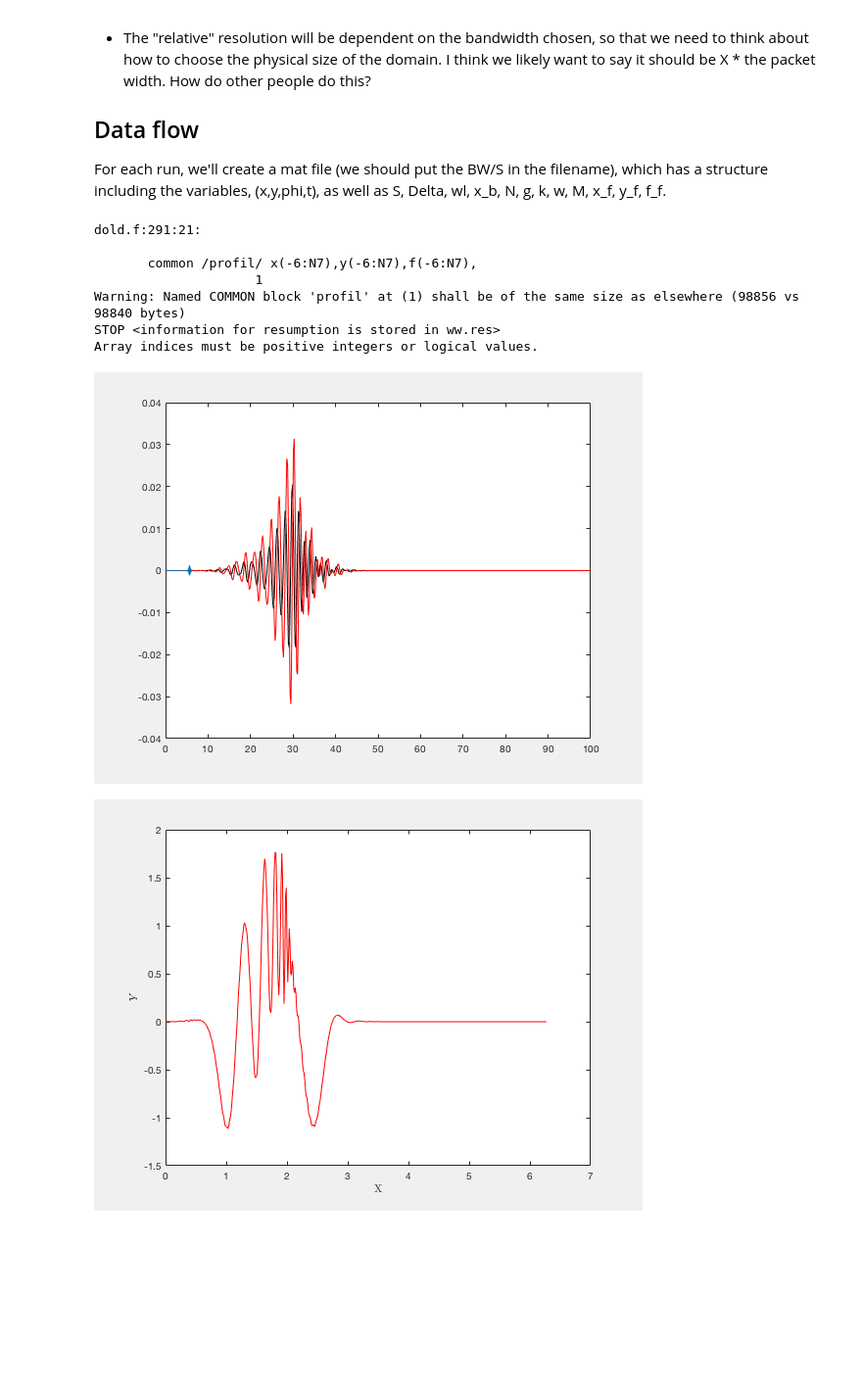
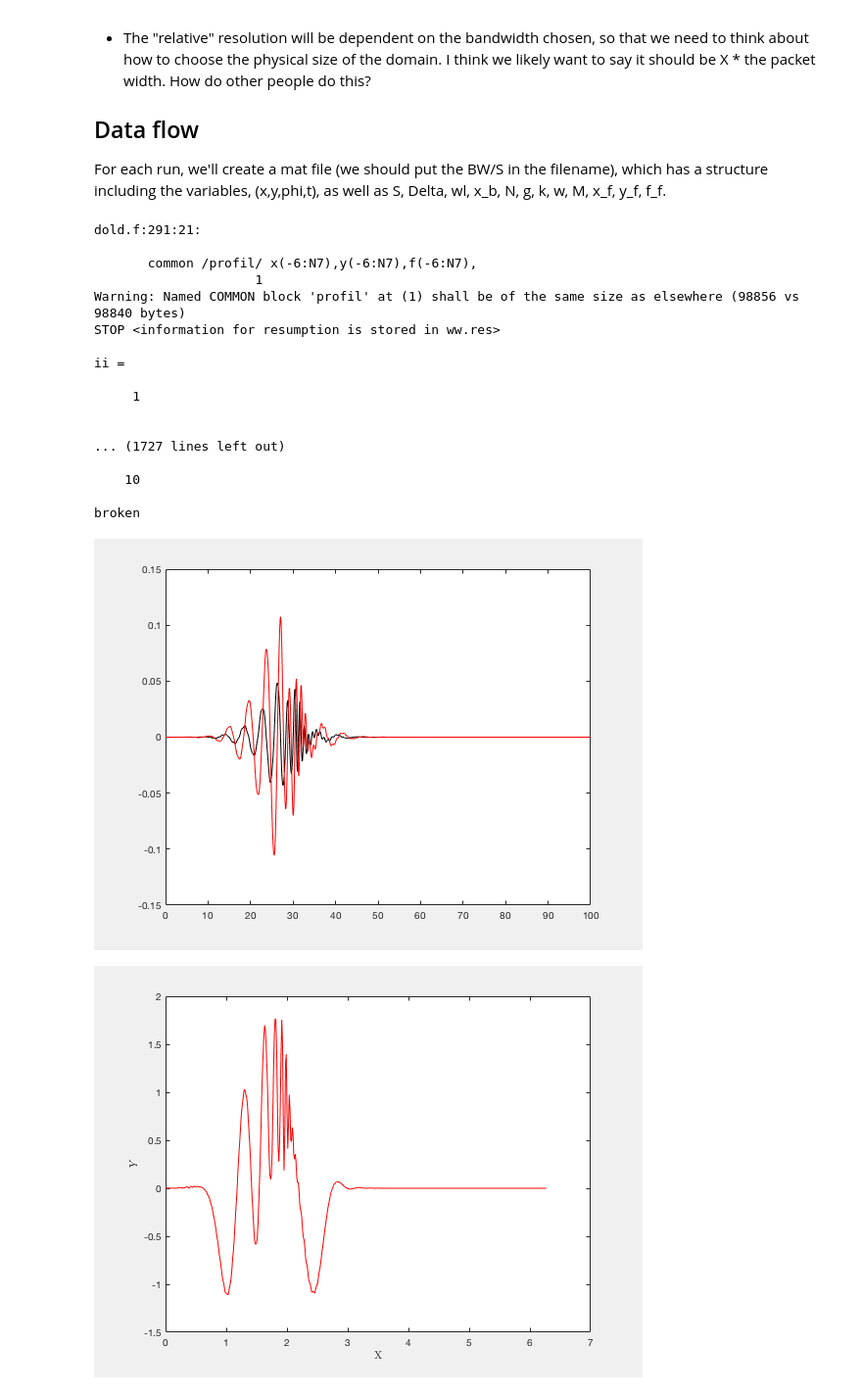
Before and after one commit to npizzo/particlekinematics, a Jupyter notebook: Focusing Packets.ipynb, the cells around one changed output. Shown at 98% size. Drawn from its saved outputs; the diff is of its cells as text; code cells hidden in the pictures; blank space fills up the shorter version.

```diff
--- a/Focusing Packets.ipynb
+++ b/Focusing Packets.ipynb
@@ -23,7 +23,7 @@ For each run, we'll create a mat file (we should put the BW/S in the filename),
 # %%
 imatlab_export_fig('print-png')
 cd /Users/airsealab/Documents/GitHub/particlekinematics/
-N = 512;
+N = 1024;
 ML = 100;
 xo = -30;
 x = xo:ML/N:xo+(ML)*(1-1/N);
@@ -87,6 +87,7 @@ f_f=phi;
 plot(x_f,y_f,'k')
 hold on
 plot(x_f,f_f,'r')
+hold off
 %
 % delete k.txt
 save xc.txt x_f -ascii
@@ -140,40 +141,50 @@ data.t = t;
 data.N = N;
 data.S = S;
 data.BW = D;
 data.xb = xb;
 data.tb = tb;
 data.k = k;
 data.omega = w;
 data.wl = wl;
 data.x_0 = x_f;
 data.y_0 = y_f;
 data.f_0 = f_f;
 data.broken = max(tf);
 foc{ii,jj} = data;
 save('foc.mat', 'foc')
-plot(x_o(:,end),y_o(:,end))
-[m_val, m_ind] = min(gradient(x_o(:,end)));
-xlim([xi(m_ind) xi(m_ind+25)])
-filename = ['Test ' num2str(ii) '.png'];
-savefig(filename);
+%plot(x_o(:,end),y_o(:,end))
+%[m_val, m_ind] = min(gradient(x_o(:,end)));
+%xlim([xi(m_ind) xi(m_ind+25)])
+%filename = ['Test' num2str(ii) '.png'];
+%saveas(gcf,filename);
 ii
 jj
 if(max(tf)==1)
     disp("broken")
     else
     disp("not broken")
 end
 end
 end
 # %% [output]
 dold.f:291:21:
 
        common /profil/ x(-6:N7),y(-6:N7),f(-6:N7),
                      1
 Warning: Named COMMON block 'profil' at (1) shall be of the same size as elsewhere (98856 vs 98840 bytes)
 STOP <information for resumption is stored in ww.res>
-Array indices must be positive integers or logical values.
+
+ii =
+
+     1
+
+
+... (1727 lines left out)
+
+    10
+
+broken
-[figure, old version]
+[figure, new version]
 # %%
 clf
 set(gca,'fontsize',28)
```
Also changed, not shown: parts of 4 cells of this notebook, 18 other files.
